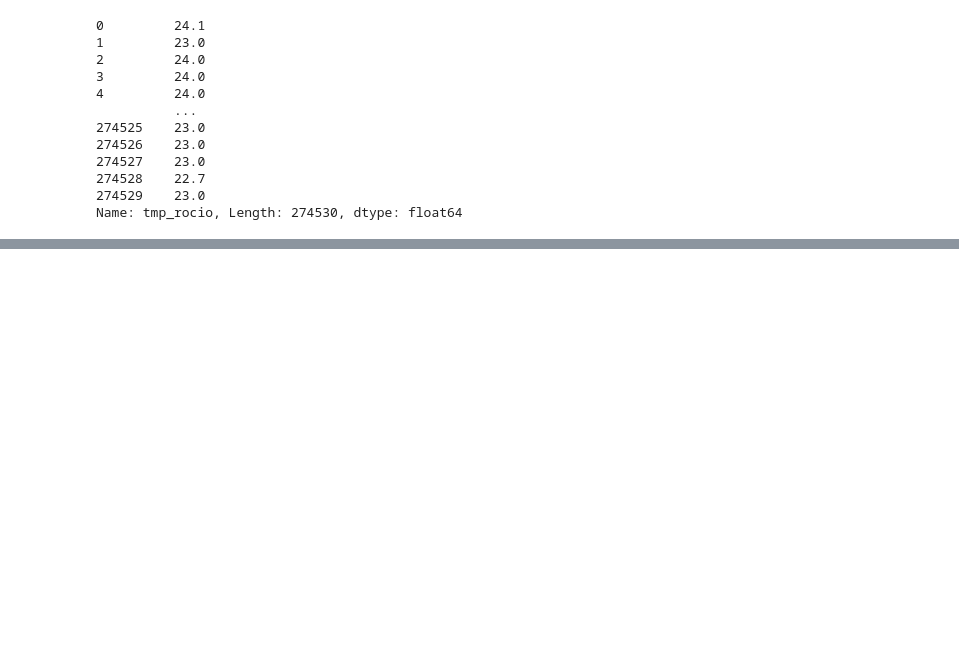
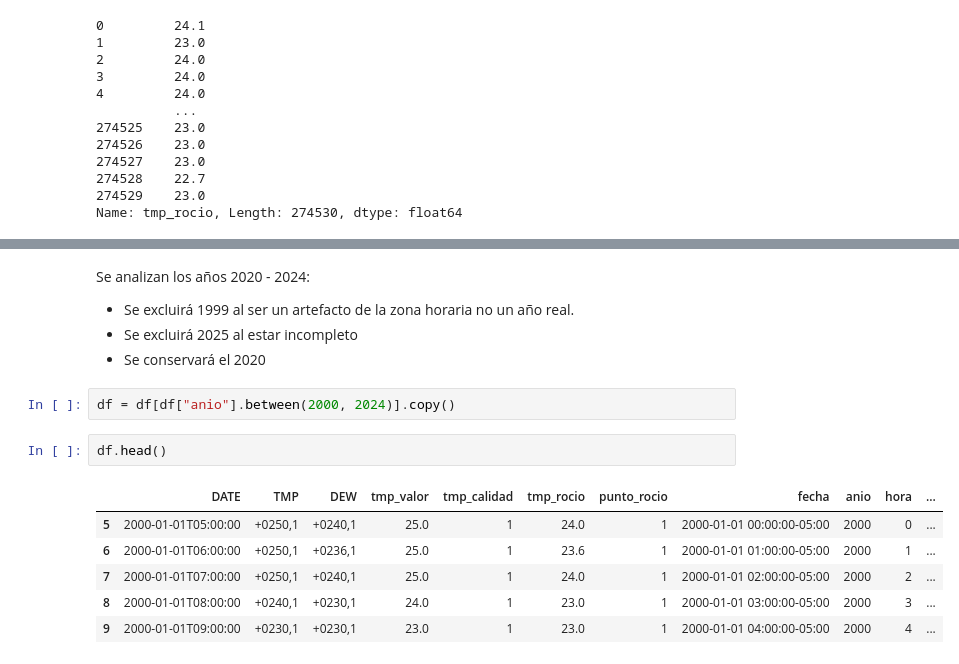
Before and after one commit to David-Sac/clima-iquitos, a Jupyter notebook: notebooks/01_exploracion.ipynb, the cells around one changed output, grey strips where cells are left out. Cells and saved outputs as stored; diff of their text form; blank space fills up the shorter version.

```diff
--- a/notebooks/01_exploracion.ipynb
+++ b/notebooks/01_exploracion.ipynb
@@ -280,0 +434,16 @@ df[["tmp_rocio", "punto_rocio"]].describe()
+# %% [markdown]
+Se analizan los años 2020 - 2024:
+- Se excluirá 1999 al ser un artefacto de la zona horaria no un año real.
+- Se excluirá 2025 al estar incompleto
+- Se conservará el 2020
+# %%
+df = df[df["anio"].between(2000, 2024)].copy()
+# %%
+df.head()
+# %% [output]
+|  | DATE | TMP | DEW | tmp_valor | tmp_calidad | tmp_rocio | punto_rocio | fecha | anio | hora | ... |
+| 5 | 2000-01-01T05:00:00 | +0250,1 | +0240,1 | 25.0 | 1 | 24.0 | 1 | 2000-01-01 00:00:00-05:00 | 2000 | 0 | ... |
+| 6 | 2000-01-01T06:00:00 | +0250,1 | +0236,1 | 25.0 | 1 | 23.6 | 1 | 2000-01-01 01:00:00-05:00 | 2000 | 1 | ... |
+| 7 | 2000-01-01T07:00:00 | +0250,1 | +0240,1 | 25.0 | 1 | 24.0 | 1 | 2000-01-01 02:00:00-05:00 | 2000 | 2 | ... |
+| 8 | 2000-01-01T08:00:00 | +0240,1 | +0230,1 | 24.0 | 1 | 23.0 | 1 | 2000-01-01 03:00:00-05:00 | 2000 | 3 | ... |
+| 9 | 2000-01-01T09:00:00 | +0230,1 | +0230,1 | 23.0 | 1 | 23.0 | 1 | 2000-01-01 04:00:00-05:00 | 2000 | 4 | ... |
```
Also changed, not shown: parts of 25 cells of this notebook.
